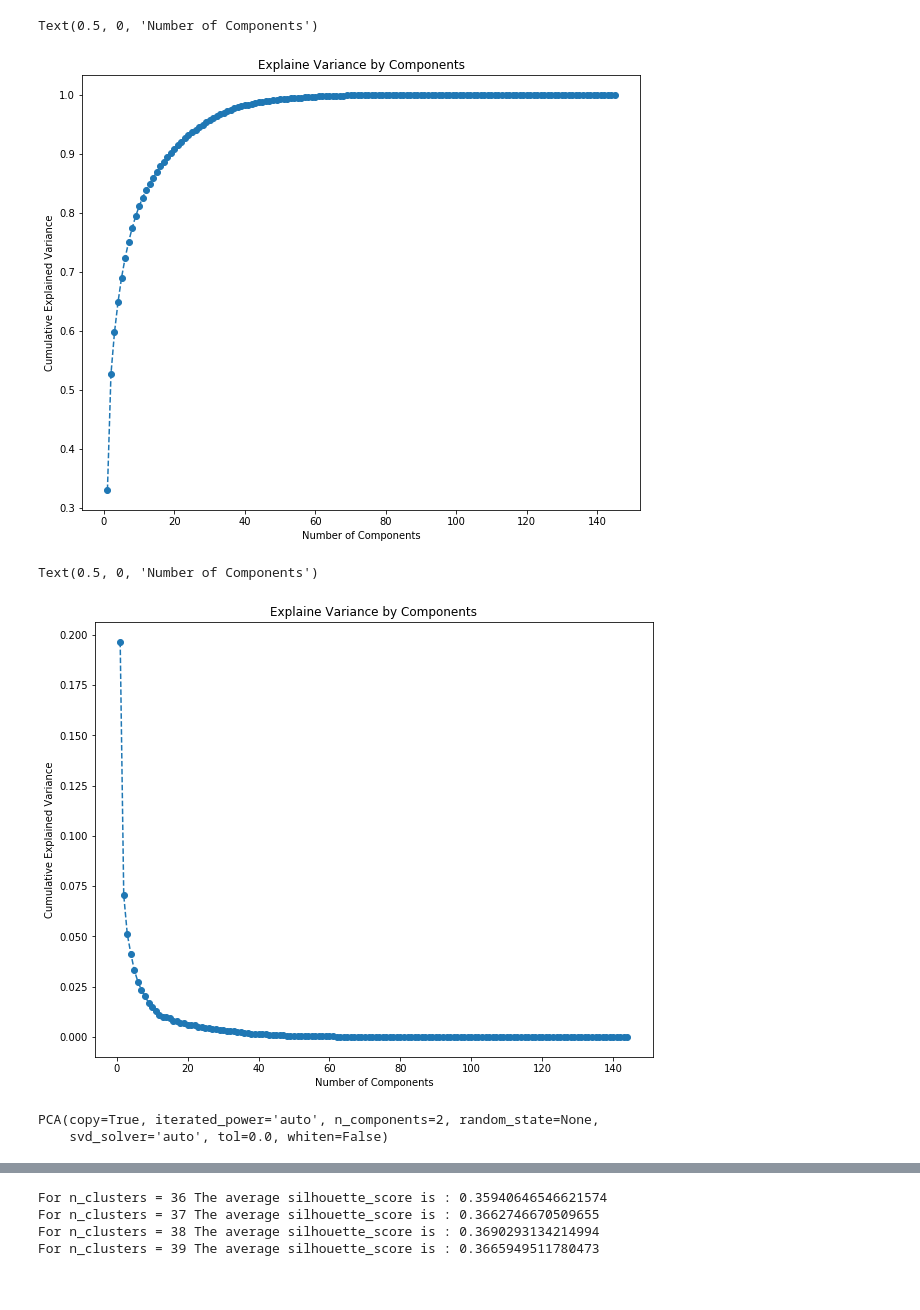
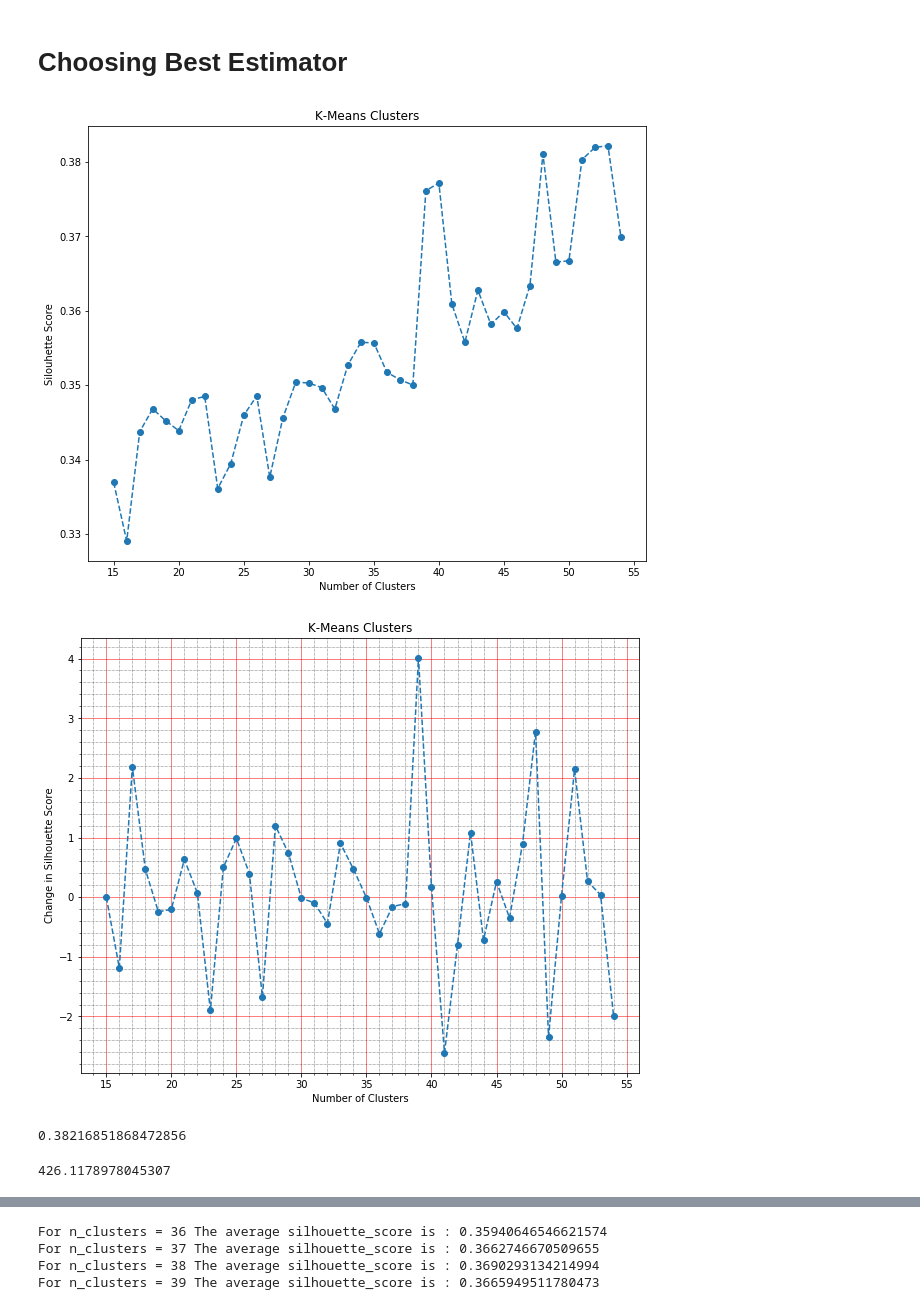
Before and after one commit to ajain1017/ideal-nba-roster-draft, a Jupyter notebook: clustering.ipynb, the cells around one changed output, grey strips where cells are left out. Cells and saved outputs as stored; diff of their text form; code cells hidden in the pictures.

```diff
--- a/clustering.ipynb
+++ b/clustering.ipynb
@@ -261,25 +264,0 @@ array([3.29822802e-01, 1.96573662e-01, 7.06073116e-02, 5.11206872e-02,
-# %%
-plt.figure(figsize = (10,8))
-plt.plot(range(1,146), pca.explained_variance_ratio_.cumsum(), marker = 'o', linestyle = '--')
-plt.title('Explaine Variance by Components')
-plt.ylabel('Cumulative Explained Variance')
-plt.xlabel('Number of Components')
-# %% [output]
-Text(0.5, 0, 'Number of Components')
-[figure, removed]
-# %%
-
-plt.figure(figsize = (10,8))
-plt.plot(range(1,145), diff(pca.explained_variance_ratio_.cumsum()), marker = 'o', linestyle = '--')
-plt.title('Explaine Variance by Components')
-plt.ylabel('Cumulative Explained Variance')
-plt.xlabel('Number of Components')
-# %% [output]
-Text(0.5, 0, 'Number of Components')
-[figure, removed]
-# %%
-pca = PCA(n_components = 2)
-pca.fit(data_std)
-# %% [output]
-PCA(copy=True, iterated_power='auto', n_components=2, random_state=None,
-    svd_solver='auto', tol=0.0, whiten=False)
@@ -287,0 +265,53 @@ data_pca = pca.transform(data_std)
+# %% [markdown]
+# Choosing Best Estimator
+# %%
+scaler = StandardScaler()
+data_std = scaler.fit_transform(all_individuals.drop(['Name', 'Team', 'Salary'], axis = 1))
+
+pca = PCA(n_components = 2)
+pca.fit(data_std)
+data_pca = pca.transform(data_std)
+
+clusters = []
+for i in range(15,55):
+    estimator = KMeans(algorithm = 'full', init = 'k-means++', n_clusters = i, random_state = 23)
+    estimator.fit(data_pca)
+    labels = estimator.labels_
+    clusters.append(metrics.silhouette_score(data_pca, labels))
+
+plt.figure(figsize = (10,8))
+plt.plot(range(15,55), clusters, marker = 'o', linestyle = '--')
+plt.title('K-Means Clusters')
+plt.ylabel('Silouhette Score')
+plt.xlabel('Number of Clusters')
+
+silouhette = [0]
+for idx, x in enumerate(clusters):
+    if idx == 0:
+        pass
+    else:
+        silouhette.append((1 - ((1 - x)/(1-clusters[idx-1]))) * 100)
+
+plt.figure(figsize = (10,8))
+plt.plot(range(15,55), silouhette, marker = 'o', linestyle = '--')
+plt.title('K-Means Clusters')
+plt.ylabel('Change in Silhouette Score')
+plt.xlabel('Number of Clusters')
+plt.minorticks_on()
+# Customize the major grid
+plt.grid(which='major', linestyle='-', linewidth='0.5', color='red')
+# Customize the minor grid
+plt.grid(which='minor', linestyle=':', linewidth='0.5', color='black')
+# %% [output]
+[figure, added]
+[figure, added]
+# %%
+kmeans_pca = KMeans(n_clusters = 53, init= 'k-means++', random_state = 23, algorithm = 'full')
+clusters = kmeans_pca.fit(data_pca)
+y_hat = clusters.predict(data_pca)
+labels = clusters.labels_
+display(metrics.silhouette_score(data_pca, labels))
+metrics.calinski_harabasz_score(data_pca, labels)
+# %% [output]
+0.38216851868472856
+426.1178978045307
```
Also changed, not shown: parts of 21 cells of this notebook.
